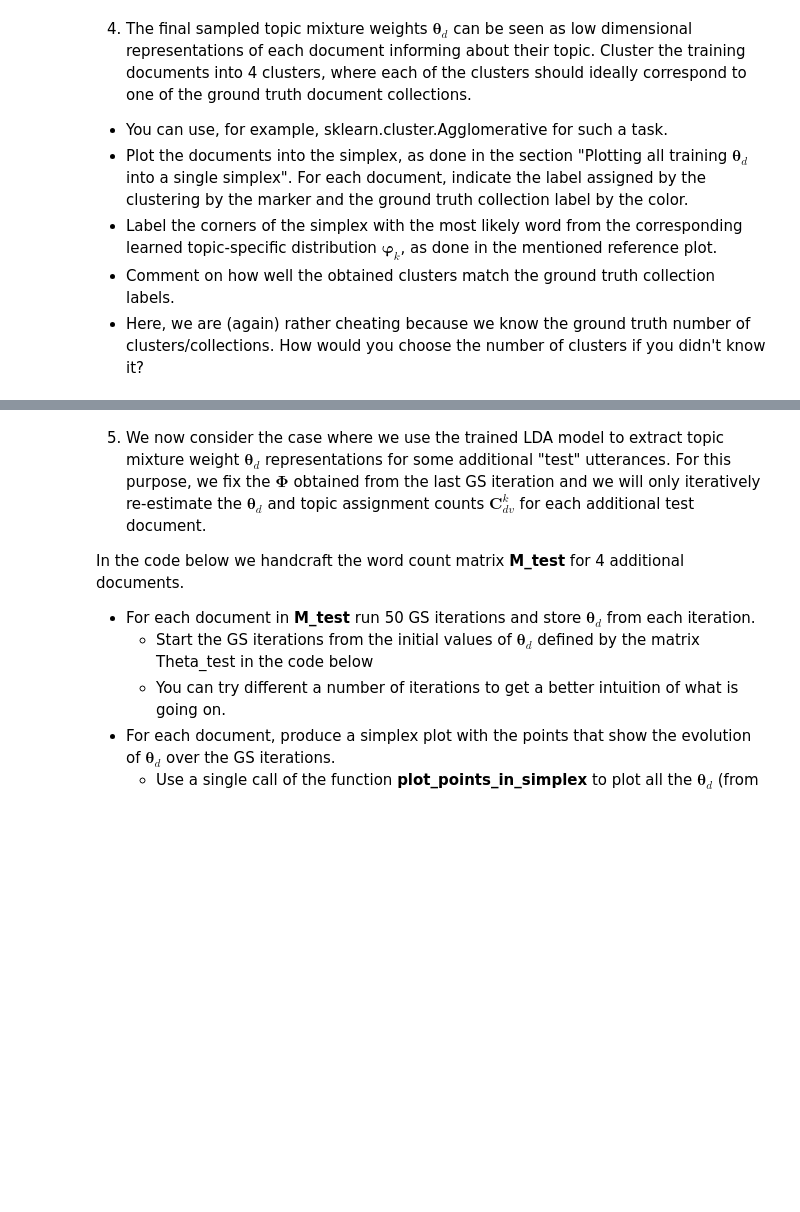
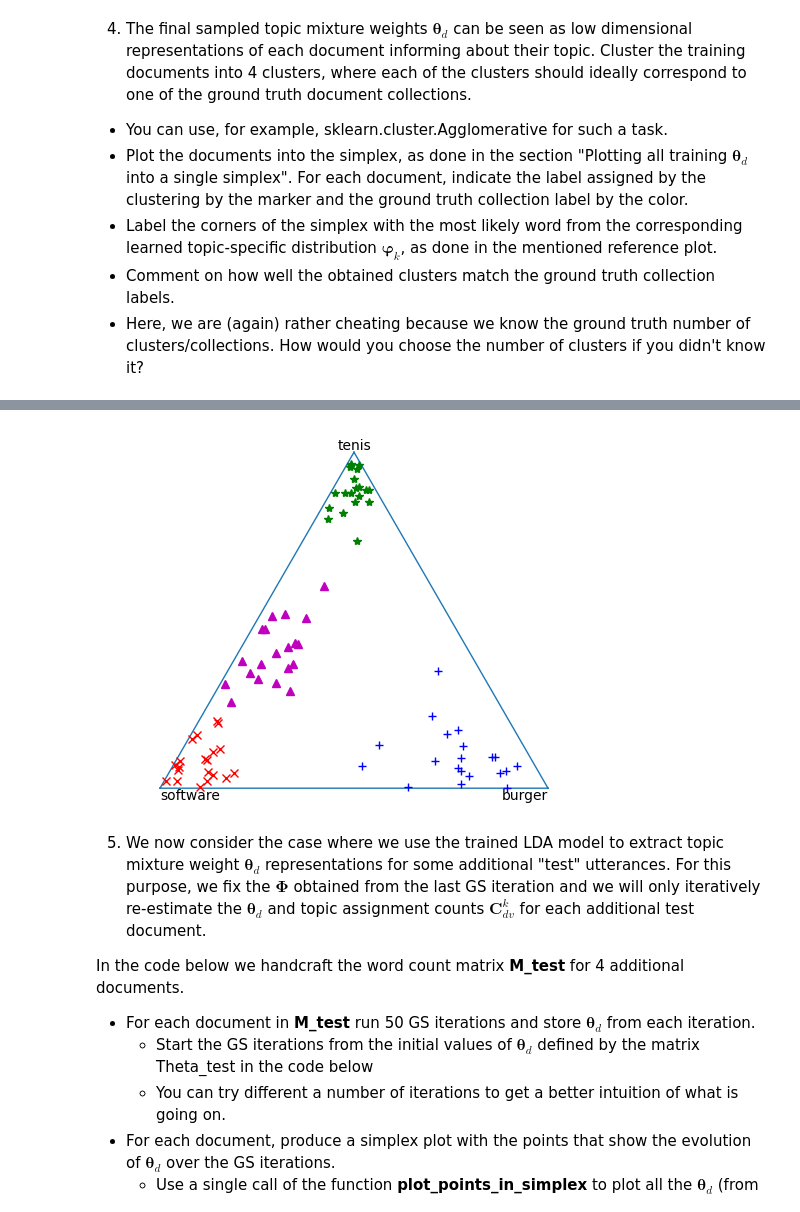
Before and after one commit to AlesKas/SchoolFIT, a Jupyter notebook: BAYa/Assignment2022.ipynb, the cells around one changed output, grey strips where cells are left out. Cells and saved outputs as stored; diff of their text form; code cells hidden in the pictures; blank space fills up the shorter version.

```diff
--- a/BAYa/Assignment2022.ipynb
+++ b/BAYa/Assignment2022.ipynb
@@ -365,3 +363,12 @@ AgglomerativeClustering(n_clusters=4)
+# %%
+clustering_gt = AgglomerativeClustering(4).fit(Theta_gt)
+plot_simplex([vocabulary[np.argmax(p)] for p in Phi])
+markers = ['+', 'x', '^', '*']
+colors = ['r', 'b', 'g', 'm']
+for i, t in enumerate(Theta_gt):
+  plot_points_in_simplex(t, c=colors[collection_label[i]], ls='none', marker=markers[clustering_gt.labels_[i]])
+# %% [output]
+[figure, added]
 # %% [markdown]
 5. We now consider the case where we use the trained LDA model to extract topic mixture weight ${\boldsymbol\theta}_d$ representations for some additional "test" utterances. For this purpose, we fix the $\boldsymbol{\Phi}$ obtained from the last GS iteration and we will only iteratively re-estimate the $\boldsymbol{\theta}_d$ and topic assignment counts $\boldsymbol{C}_{dv}^k$ for each additional test document.
 
```
Also changed, not shown: parts of 17 cells of this notebook, 4 other files.
